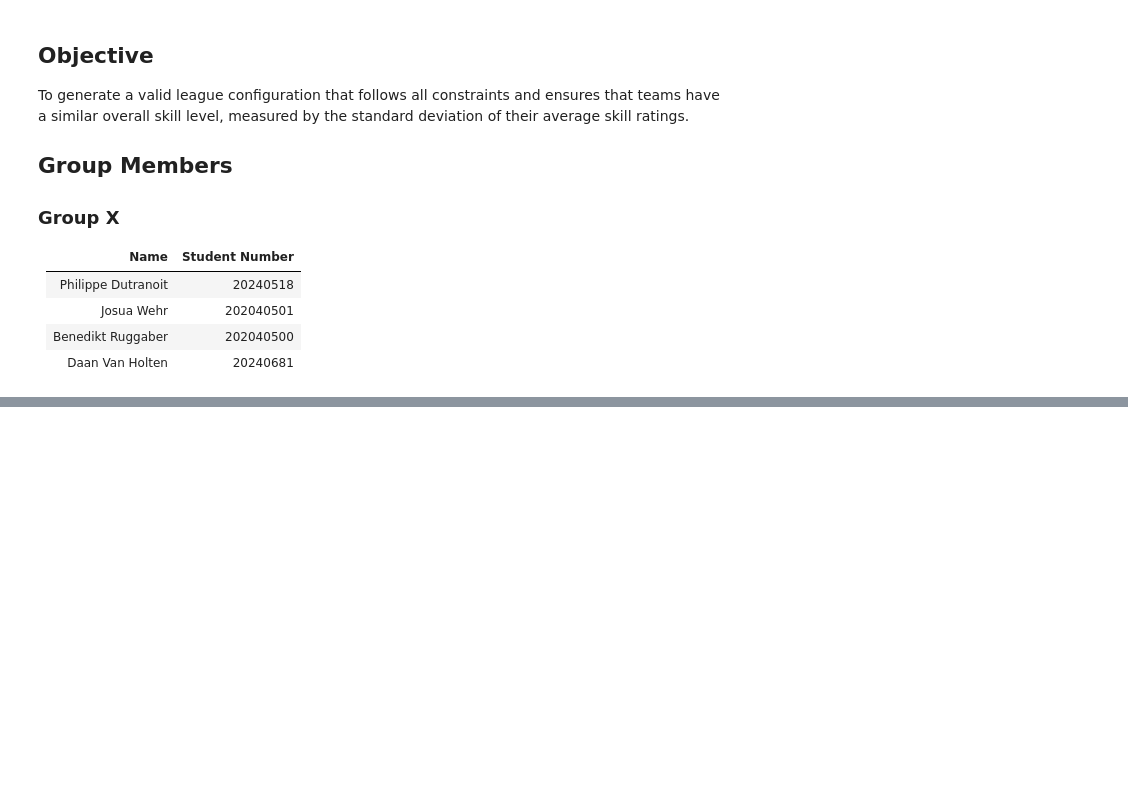
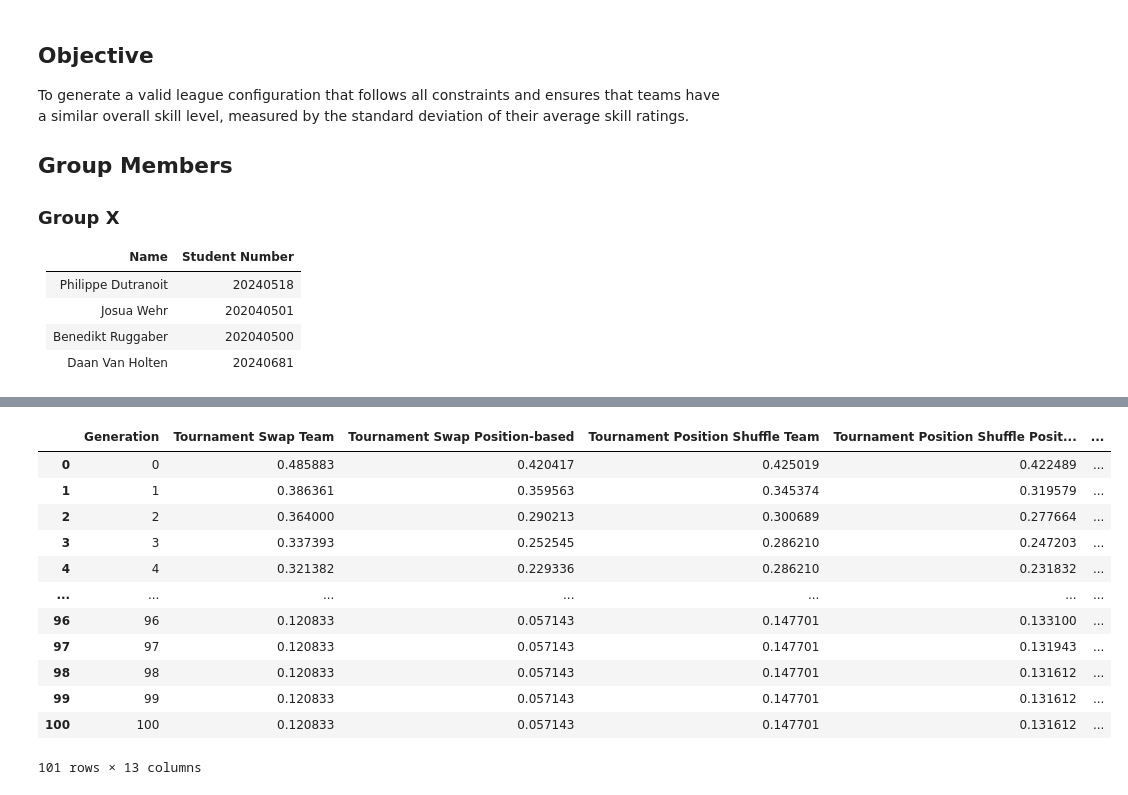
Before and after one commit to philippedut/CIFO_project, a Jupyter notebook: src/main.ipynb, the cells around one changed output, grey strips where cells are left out. Cells and saved outputs as stored; diff of their text form; code cells hidden in the pictures; blank space fills up the shorter version.

```diff
--- a/src/main.ipynb
+++ b/src/main.ipynb
@@ -210,0 +172,37 @@ Generation 220: std = 0.0000
+# %%
+variant_dfs = {
+    'Tournament Swap Team': df_tour_swap_team,
+    'Tournament Swap Position-based': df_tour_swap_positionbased,
+    'Tournament Position Shuffle Team': df_tour_positionshuffle_team,
+    'Tournament Position Shuffle Position-based': df_tour_positionshuffle_positionbased,
+    'Tournament Scramble Team': df_tour_scramble_team,
+    'Tournament Scramble Position-based': df_tour_scramble_positionbased,
+    'Roulette Wheel Swap Team': df_roulette_swap_team,
+    'Roulette Wheel Swap Position-based': df_roulette_swap_positionbased,
+    'Roulette Wheel Position Shuffle Team': df_roulette_positionshuffle_team,
+    'Roulette Wheel Position Shuffle Position-based': df_roulette_positionshuffle_positionbased,
+    'Roulette Wheel Scramble Team': df_roulette_scramble_team,
+    'Roulette Wheel Scramble Position-based': df_roulette_scramble_positionbased
+}
+dfs = []
+for variant_name, df_variant in variant_dfs.items():
+    df_temp = df_variant.copy().set_index('Generation')
+    df_temp = df_temp.rename(columns={'AvgBestFitness': variant_name})
+    dfs.append(df_temp)
+
+merged_df = pd.concat(dfs, axis=1).reset_index()
+merged_df
+# %% [output]
+|  | Generation | Tournament Swap Team | Tournament Swap Position-based | Tournament Position Shuffle Team | Tournament Position Shuffle Posit... | ... |
+| 0 | 0 | 0.485883 | 0.420417 | 0.425019 | 0.422489 | ... |
+| 1 | 1 | 0.386361 | 0.359563 | 0.345374 | 0.319579 | ... |
+| 2 | 2 | 0.364000 | 0.290213 | 0.300689 | 0.277664 | ... |
+| 3 | 3 | 0.337393 | 0.252545 | 0.286210 | 0.247203 | ... |
+| 4 | 4 | 0.321382 | 0.229336 | 0.286210 | 0.231832 | ... |
+| ... | ... | ... | ... | ... | ... | ... |
+| 96 | 96 | 0.120833 | 0.057143 | 0.147701 | 0.133100 | ... |
+| 97 | 97 | 0.120833 | 0.057143 | 0.147701 | 0.131943 | ... |
+| 98 | 98 | 0.120833 | 0.057143 | 0.147701 | 0.131612 | ... |
+| 99 | 99 | 0.120833 | 0.057143 | 0.147701 | 0.131612 | ... |
+| 100 | 100 | 0.120833 | 0.057143 | 0.147701 | 0.131612 | ... |
+101 rows × 13 columns
```
Also changed, not shown: parts of 26 cells of this notebook, 5 other files.
